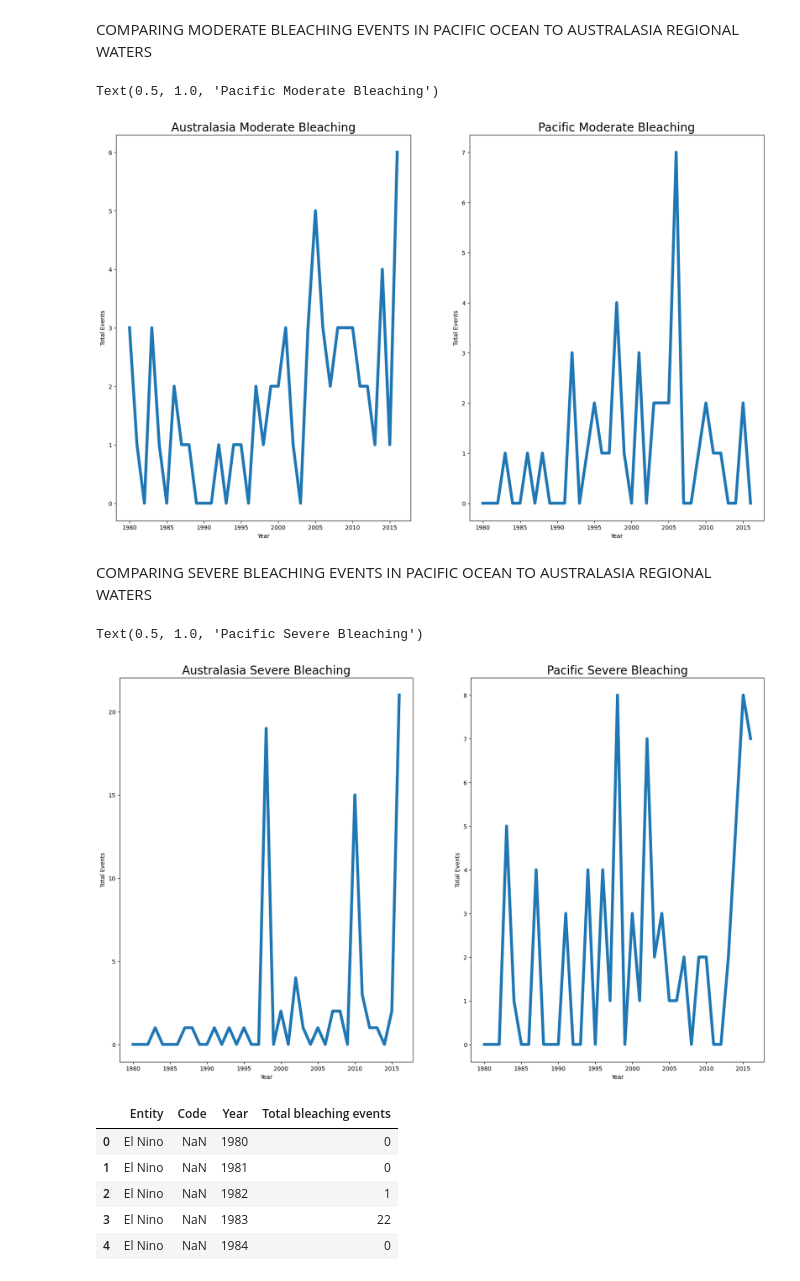
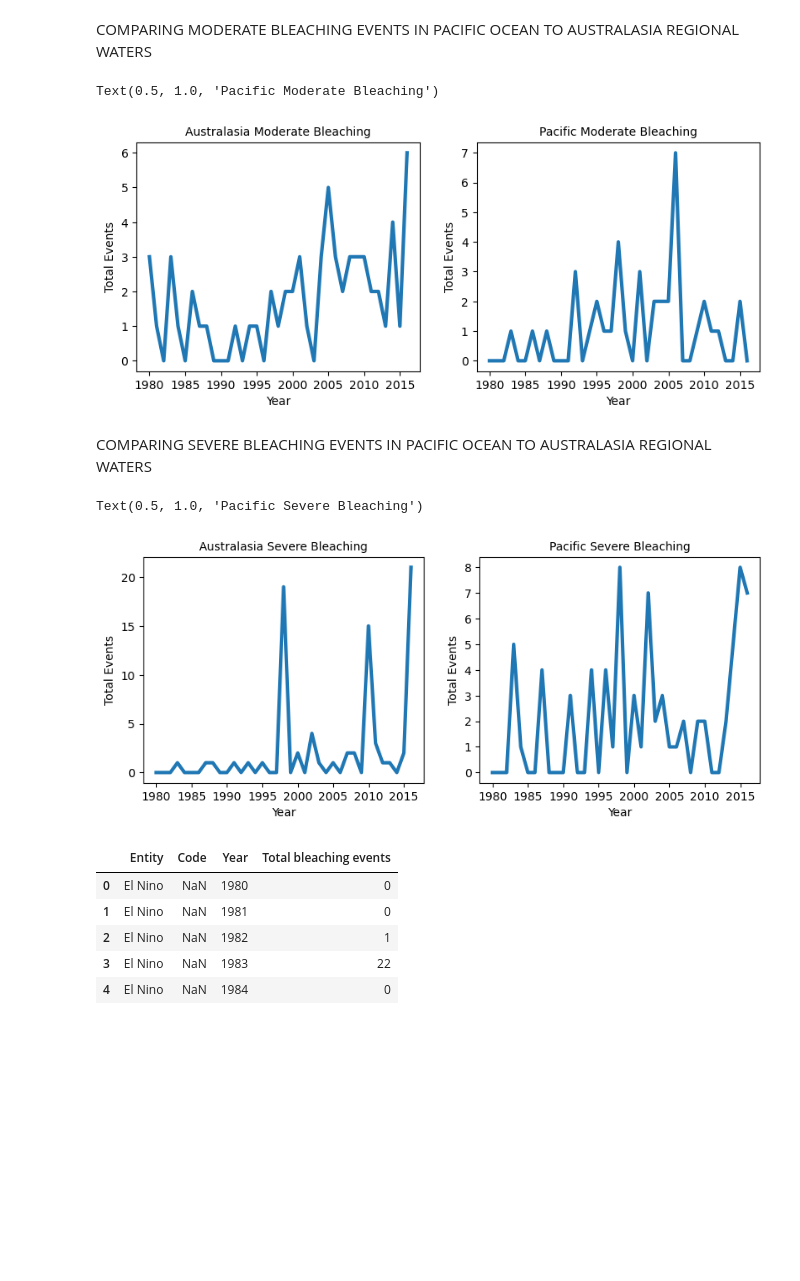
Before and after one commit to treybourgeois/nss_capstone_2021, a Jupyter notebook: data2/capstone_notebook.ipynb, the cells around one changed output. Drawn from its saved outputs; the diff is of its cells as text; code cells hidden in the pictures; blank space fills up the shorter version.

```diff
--- a/data2/capstone_notebook.ipynb
+++ b/data2/capstone_notebook.ipynb
@@ -66,36 +67,40 @@ COMPARING MODERATE BLEACHING EVENTS IN PACIFIC OCEAN TO AUSTRALASIA REGIONAL WAT
 # %%
 #figure out how to clean this up a bit ..
 
 plt.figure(figsize=(20,12))
-plt.subplot(1,2,1)
-sns.lineplot(x='Year',y='Moderate_bleaching_x', data=merge, linewidth=5)
+#plt.subplot(1,2,1)
+plt.subplot(3,4,1)
+sns.lineplot(x='Year',y='Moderate_bleaching_x', data=merge, linewidth=3)
 plt.ylabel('Total Events')
-plt.title('Australasia Moderate Bleaching', fontsize=20)
+plt.title('Australasia Moderate Bleaching', fontsize=10)
 
-plt.subplot(1,2,2)
-sns.lineplot(x='Year',y='Moderate_bleaching_y', data=merge, linewidth=5)
+#plt.subplot(1,2,2)
+plt.subplot(3,4,2)
+sns.lineplot(x='Year',y='Moderate_bleaching_y', data=merge, linewidth=3)
 plt.ylabel('Total Events')
-plt.title('Pacific Moderate Bleaching', fontsize=20)
+plt.title('Pacific Moderate Bleaching', fontsize=10)
 # %% [output]
 Text(0.5, 1.0, 'Pacific Moderate Bleaching')
-[figure, old version]
+[figure, new version]
 # %% [markdown]
 COMPARING SEVERE BLEACHING EVENTS IN PACIFIC OCEAN TO AUSTRALASIA REGIONAL WATERS
 # %%
 #figure out how to clean this up a bit..
 plt.figure(figsize=(20,12))
-plt.subplot(1,2,1)
-sns.lineplot(x='Year',y='Severe_bleaching_x', data=merge, linewidth=5)
+#plt.subplot(1,2,1)
+plt.subplot(3,4,1)
+sns.lineplot(x='Year',y='Severe_bleaching_x', data=merge, linewidth=3)
 plt.ylabel('Total Events')
-plt.title('Australasia Severe Bleaching', fontsize=20)
+plt.title('Australasia Severe Bleaching', fontsize=10)
 
-plt.subplot(1,2,2)
-sns.lineplot(x='Year',y='Severe_bleaching_y', data=merge, linewidth=5)
+#plt.subplot(1,2,2)
+plt.subplot(3,4,2)
+sns.lineplot(x='Year',y='Severe_bleaching_y', data=merge, linewidth=3)
 plt.ylabel('Total Events')
-plt.title('Pacific Severe Bleaching', fontsize=20)
+plt.title('Pacific Severe Bleaching', fontsize=10)
 # %% [output]
 Text(0.5, 1.0, 'Pacific Severe Bleaching')
-[figure, old version]
+[figure, new version]
 # %%
 #Importing bleaching events cause by ENSO Cycle - El Nino Southern Oscillation (bee = bleaching events el nino)
 bee = pd.read_csv('bleaching-events-enso.csv')
```
Also changed, not shown: parts of 8 cells of this notebook, 4 other files.
